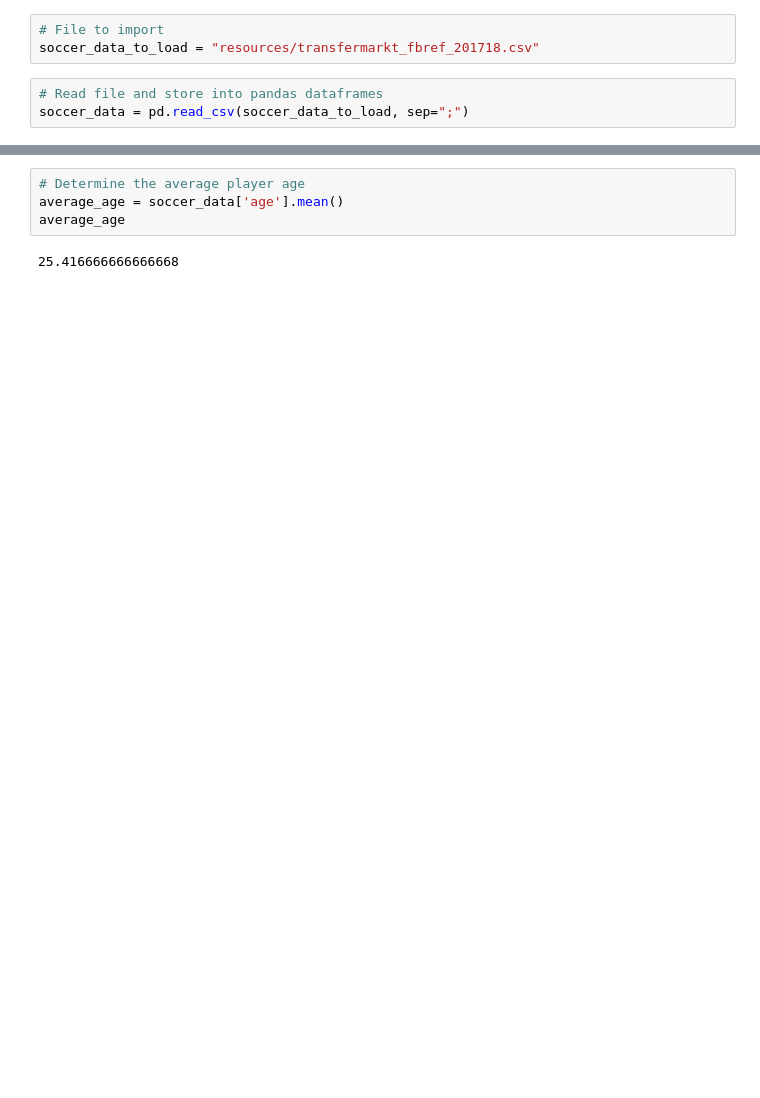
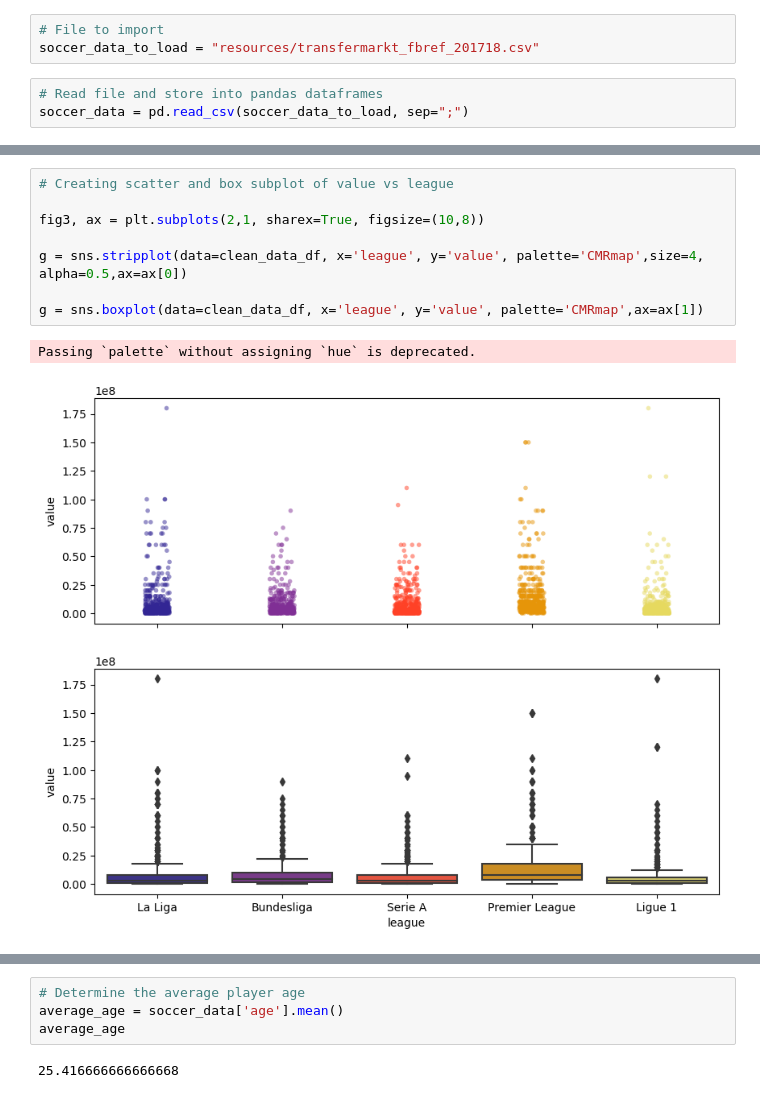
Before and after one commit to RockyOwens/Project1, a Jupyter notebook: SoccerPlayerAnalysis.ipynb, the cells around one changed output, grey strips where cells are left out. Cells and saved outputs as stored; diff of their text form; blank space fills up the shorter version.

```diff
--- a/SoccerPlayerAnalysis.ipynb
+++ b/SoccerPlayerAnalysis.ipynb
@@ -258,0 +146,11 @@ plt.show()
+# %%
+# Creating scatter and box subplot of value vs league
+
+fig3, ax = plt.subplots(2,1, sharex=True, figsize=(10,8))
+
+g = sns.stripplot(data=clean_data_df, x='league', y='value', palette='CMRmap',size=4, alpha=0.5,ax=ax[0])
+
+g = sns.boxplot(data=clean_data_df, x='league', y='value', palette='CMRmap',ax=ax[1])
+# %% [output]
+Passing `palette` without assigning `hue` is deprecated.
+[figure, added]
```
Also changed, not shown: parts of 69 cells of this notebook, 2 other files.
